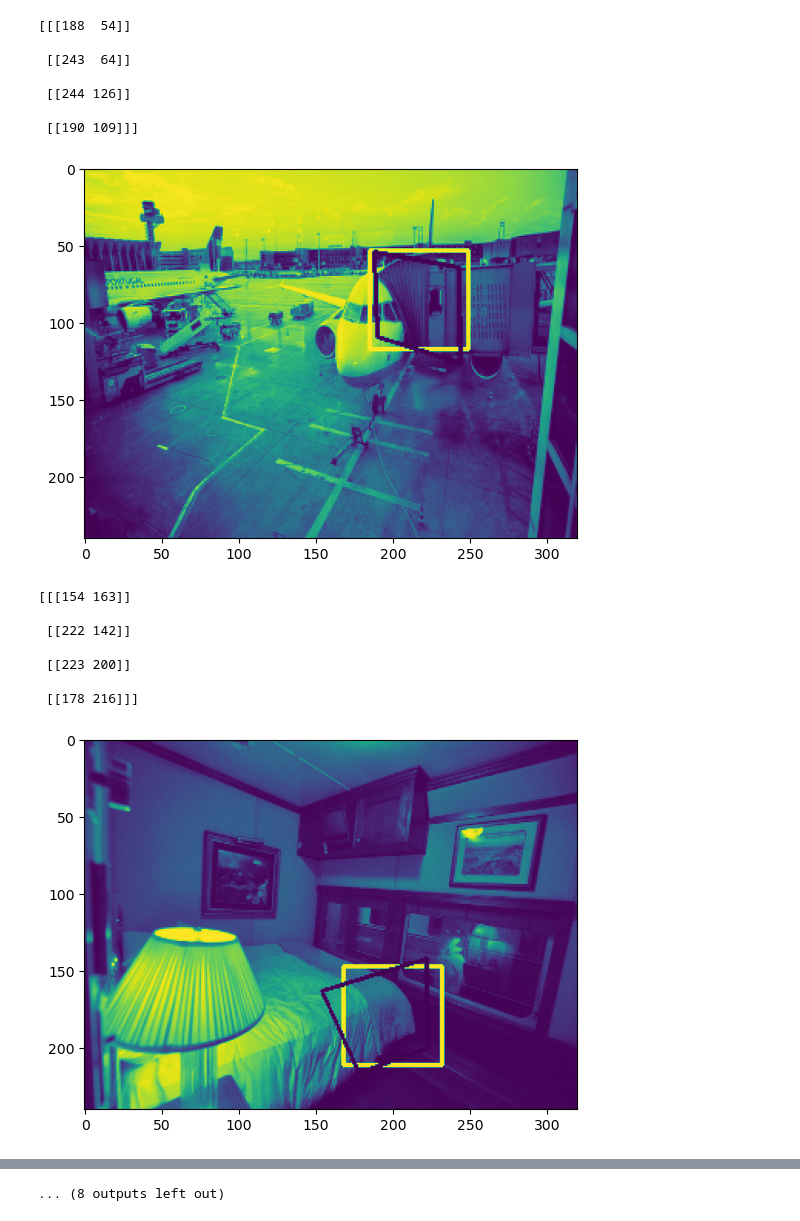
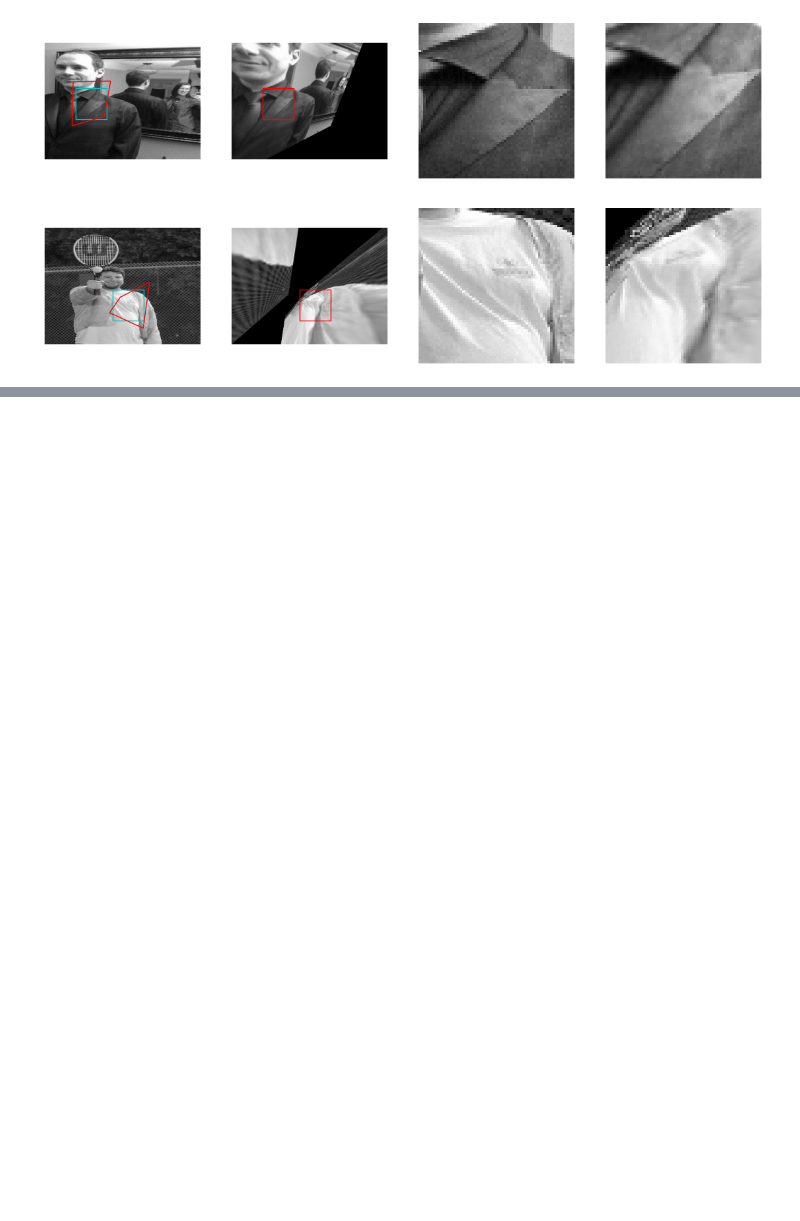
Before and after one commit to vstevanoska/homography_estimation, a Jupyter notebook: ocenjevanje_homografije.ipynb, the cells around one changed output, grey strips where cells are left out. Drawn from its saved outputs; the diff is of its cells as text; code cells hidden in the pictures; blank space fills up the shorter version.

Commit message:
Calculating homography and warping images

```diff
--- a/ocenjevanje_homografije.ipynb
+++ b/ocenjevanje_homografije.ipynb
@@ -55,20 +72,27 @@ def generate_sample_pair(path):
 # %%
 if __name__ == "__main__":
-    generate_sample_pair("unlabeled2017/unlabeled2017")
+
+    number_of_pairs = 5 #change to 100
+
+    for i in range(number_of_pairs):
+
+        image_original, image_transformed, sample_original, sample_transformed, rect_original, rect_transformed = generate_sample_pair("unlabeled2017/unlabeled2017", number_of_pairs)
+
+        fig, ax = plt.subplots(1, 4, figsize=(14, 5))
+        ax[0].imshow(image_original, cmap='gray')
+        ax[0].add_patch(plt.Polygon(rect_original, fill=False, ec='c', lw=1.0))
+        ax[0].add_patch(plt.Polygon(rect_transformed, fill=False, ec='r', lw=1.0))
+        ax[0].set_axis_off()
+
+        ax[1].imshow(image_transformed, cmap='gray')
+        ax[1].add_patch(plt.Polygon(rect_original, fill=False, ec='r', lw=1.0))
+        ax[1].set_axis_off()
+
+        ax[2].imshow(sample_original, cmap='gray')
+        ax[2].set_axis_off()
+
+        ax[3].imshow(sample_transformed, cmap='gray')
+        ax[3].set_axis_off()
 # %% [output]
-[[[188  54]]
-
- [[243  64]]
-
- [[244 126]]
-
- [[190 109]]]
-[figure, old version]
+[figure, new version]
-[[[154 163]]
-
- [[222 142]]
-
- [[223 200]]
-
- [[178 216]]]
-[figure, old version]
+[figure, new version]
@@ -107 +101,0 @@ if __name__ == "__main__":
-... (8 outputs left out)
```
Also changed, not shown: parts of 2 cells of this notebook.
